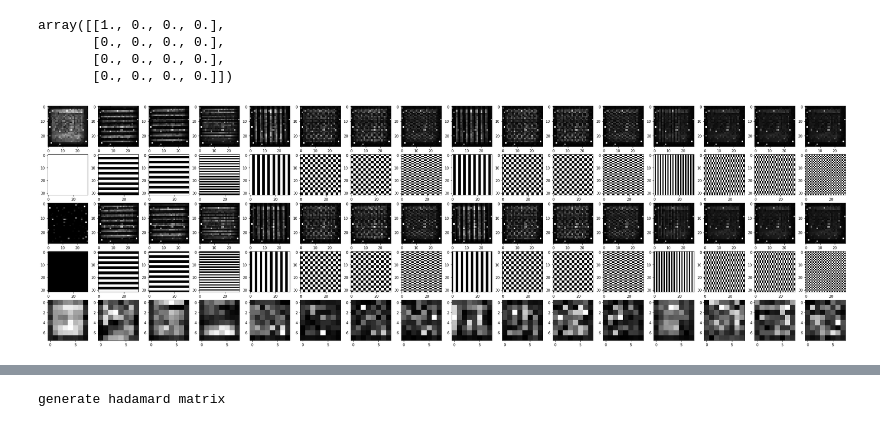
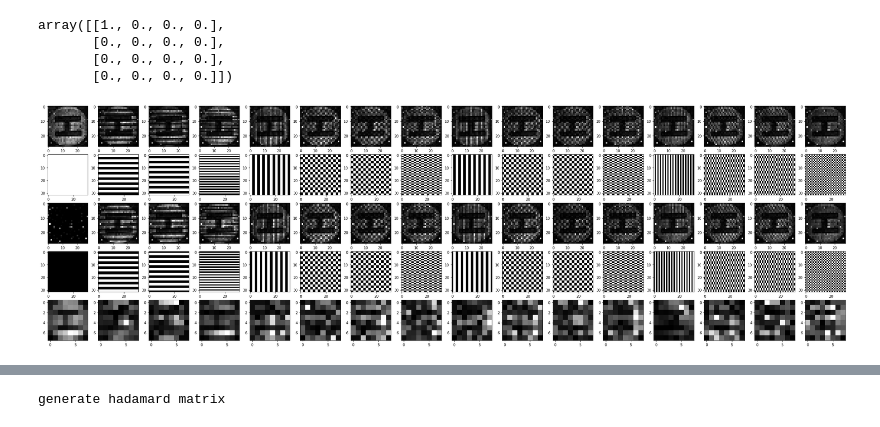
Before and after one commit to rstanuwijaya/jensen-lab-analysis, a Jupyter notebook: notebooks/newgdi.ipynb, the cells around one changed output, grey strips where cells are left out. Drawn from its saved outputs; the diff is of its cells as text; code cells hidden in the pictures.

```diff
--- a/notebooks/newgdi.ipynb
+++ b/notebooks/newgdi.ipynb
@@ -131,30 +128,30 @@ array([[1., 0., 0., 0.],
        [0., 0., 0., 0.],
        [0., 0., 0., 0.]])
 # %%
-path = (r"D:\2022-2-16, Cat trial\\trial4\\")
+path = (r"D:\2022-2-16, Cat trial\\")
 crop = (2, 2+28, 2, 2+28)
 
 i = 0
 
 sim = GhostAnalyser(path, (32, 32), (8, 8), (4, 4), crop, 16, spacing=(1, 1), sigma=0)
 
 fig, axs = plt.subplots(5, 16, figsize=(40, 12))
 
 for i in range(16):
     Ik_p = np.loadtxt(path + f'{i}p.csv', delimiter=',')
     Ik_m = np.loadtxt(path + f'{i}m.csv', delimiter=',')
     Ik_p = Ik_p[crop[0]:crop[1], crop[2]:crop[3]]
     Ik_m = Ik_m[crop[0]:crop[1], crop[2]:crop[3]]
     Ik = Ik_p - Ik_m
     Ik = cv2.resize(Ik, (8, 8), interpolation=cv2.INTER_AREA)
 
     axs[0, i].imshow(Ik_p, cmap='gray')
     axs[1, i].imshow(sim.generate_filter2(i) == 1, vmin=0, vmax=1, cmap='gray')
     axs[2, i].imshow(Ik_m, cmap='gray')
     axs[3, i].imshow(sim.generate_filter2(i) == -1, vmin=0, vmax=1, cmap='gray')
     axs[4, i].imshow(np.abs(Ik), cmap='gray')
 
 plt.show()
 # %% [output]
-[figure, old version]
+[figure, new version]
 # %%
```
Also changed, not shown: parts of 5 cells of this notebook, 3 other files.
